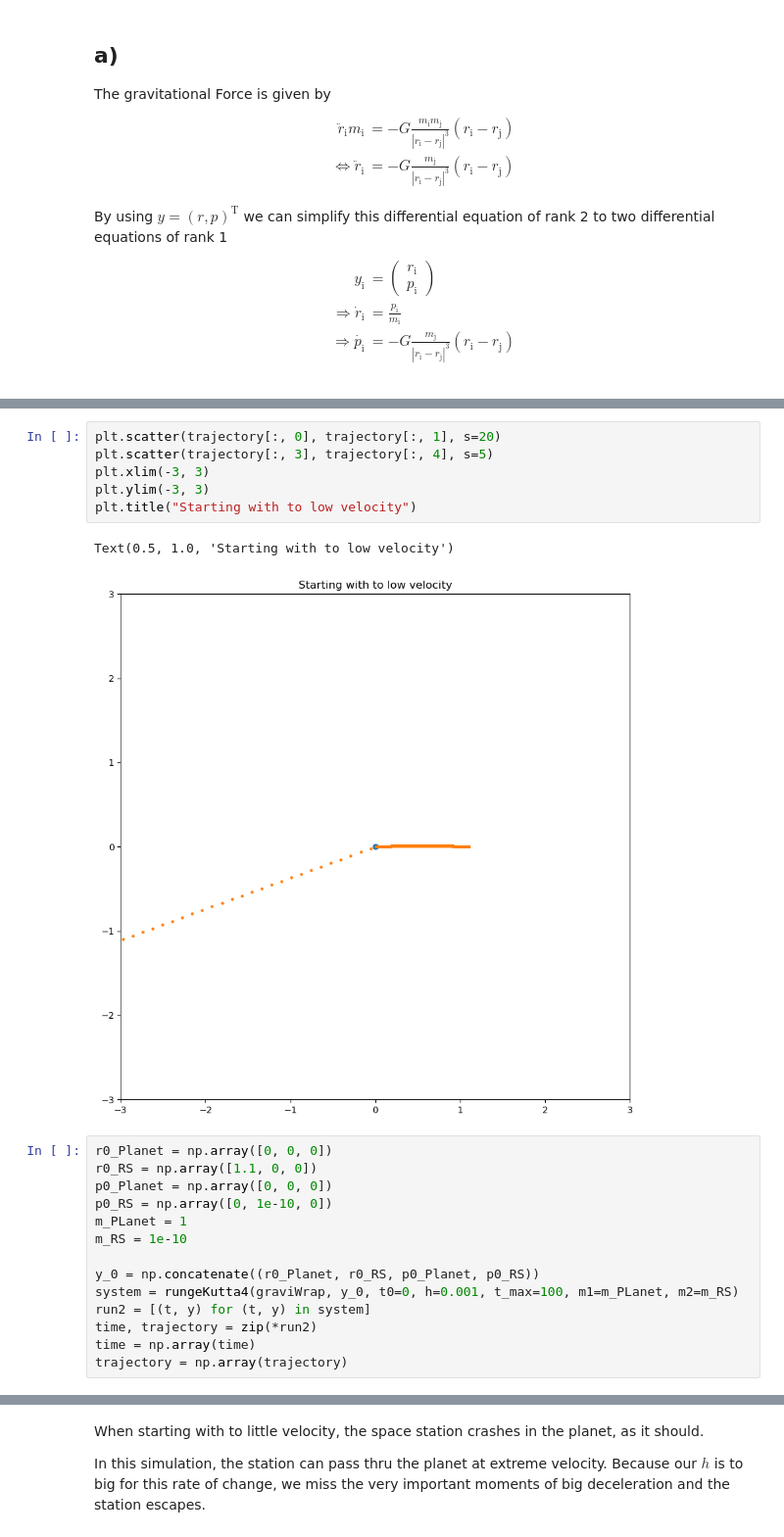
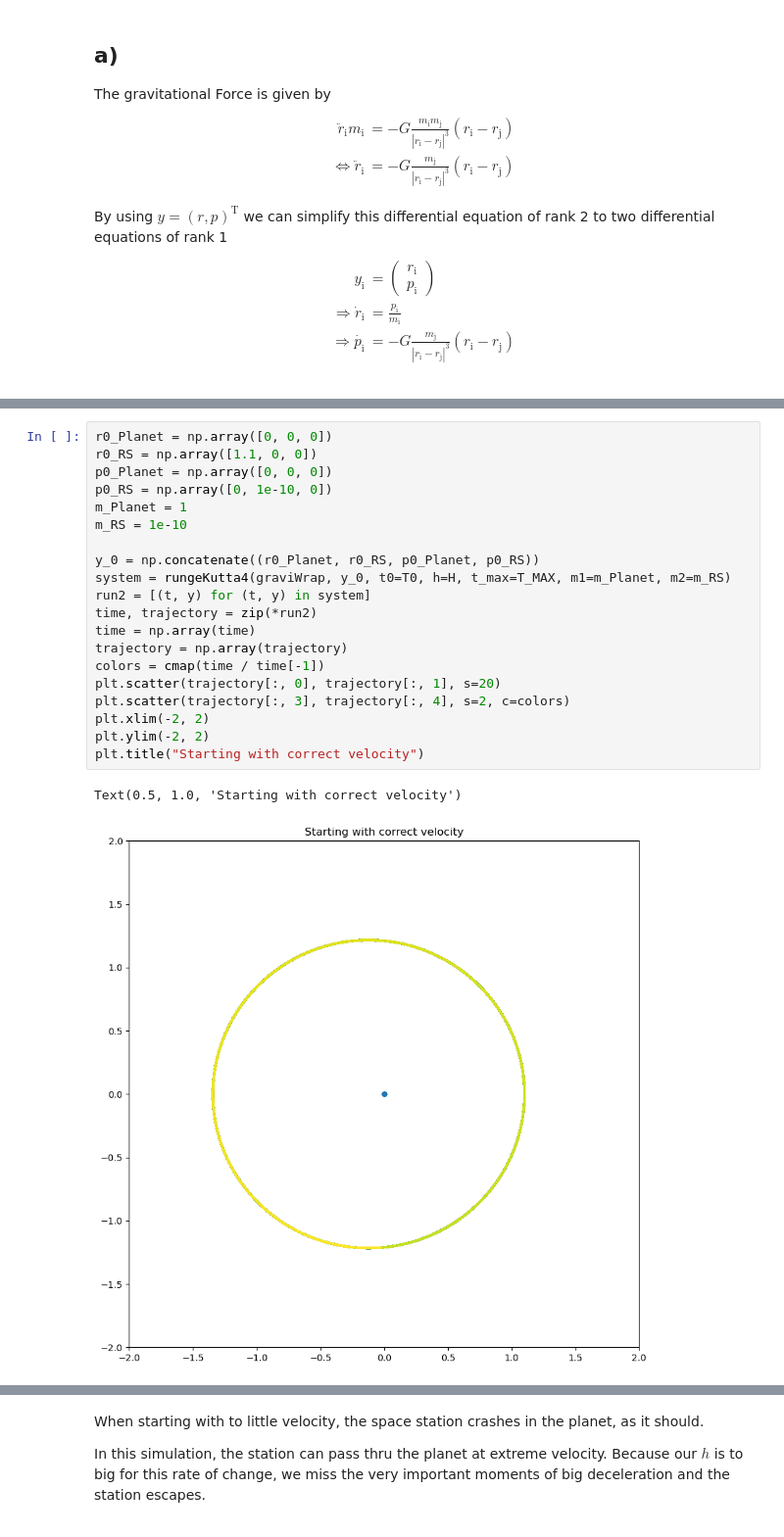
Before and after one commit to FSchierok/compPhys, a Jupyter notebook: Sheet03/A1.ipynb, the cells around one changed output, grey strips where cells are left out. Shown at 98% size. Cells and saved outputs as stored; diff of their text form.

```diff
--- a/Sheet03/A1.ipynb
+++ b/Sheet03/A1.ipynb
@@ -81,23 +95,23 @@ trajectory = np.array(trajectory)
-# %%
-plt.scatter(trajectory[:, 0], trajectory[:, 1], s=20)
-plt.scatter(trajectory[:, 3], trajectory[:, 4], s=5)
-plt.xlim(-3, 3)
-plt.ylim(-3, 3)
-plt.title("Starting with to low velocity")
-# %% [output]
-Text(0.5, 1.0, 'Starting with to low velocity')
-[figure, removed]
 # %%
 r0_Planet = np.array([0, 0, 0])
 r0_RS = np.array([1.1, 0, 0])
 p0_Planet = np.array([0, 0, 0])
 p0_RS = np.array([0, 1e-10, 0])
-m_PLanet = 1
+m_Planet = 1
 m_RS = 1e-10
 
 y_0 = np.concatenate((r0_Planet, r0_RS, p0_Planet, p0_RS))
-system = rungeKutta4(graviWrap, y_0, t0=0, h=0.001, t_max=100, m1=m_PLanet, m2=m_RS)
+system = rungeKutta4(graviWrap, y_0, t0=T0, h=H, t_max=T_MAX, m1=m_Planet, m2=m_RS)
 run2 = [(t, y) for (t, y) in system]
 time, trajectory = zip(*run2)
 time = np.array(time)
 trajectory = np.array(trajectory)
+colors = cmap(time / time[-1])
+plt.scatter(trajectory[:, 0], trajectory[:, 1], s=20)
+plt.scatter(trajectory[:, 3], trajectory[:, 4], s=2, c=colors)
+plt.xlim(-2, 2)
+plt.ylim(-2, 2)
+plt.title("Starting with correct velocity")
+# %% [output]
+Text(0.5, 1.0, 'Starting with correct velocity')
+[figure, added]
```
Also changed, not shown: parts of 11 cells of this notebook.
